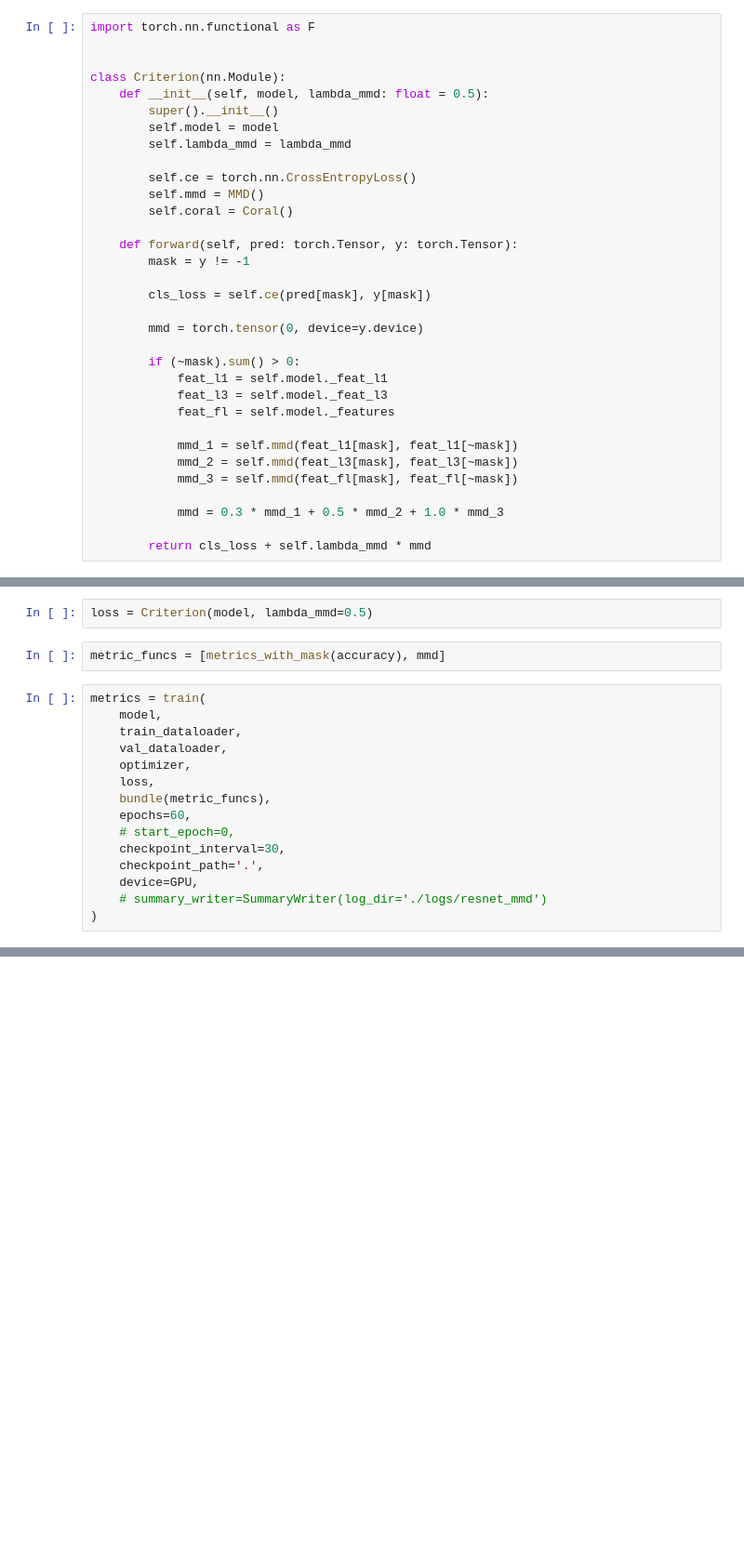
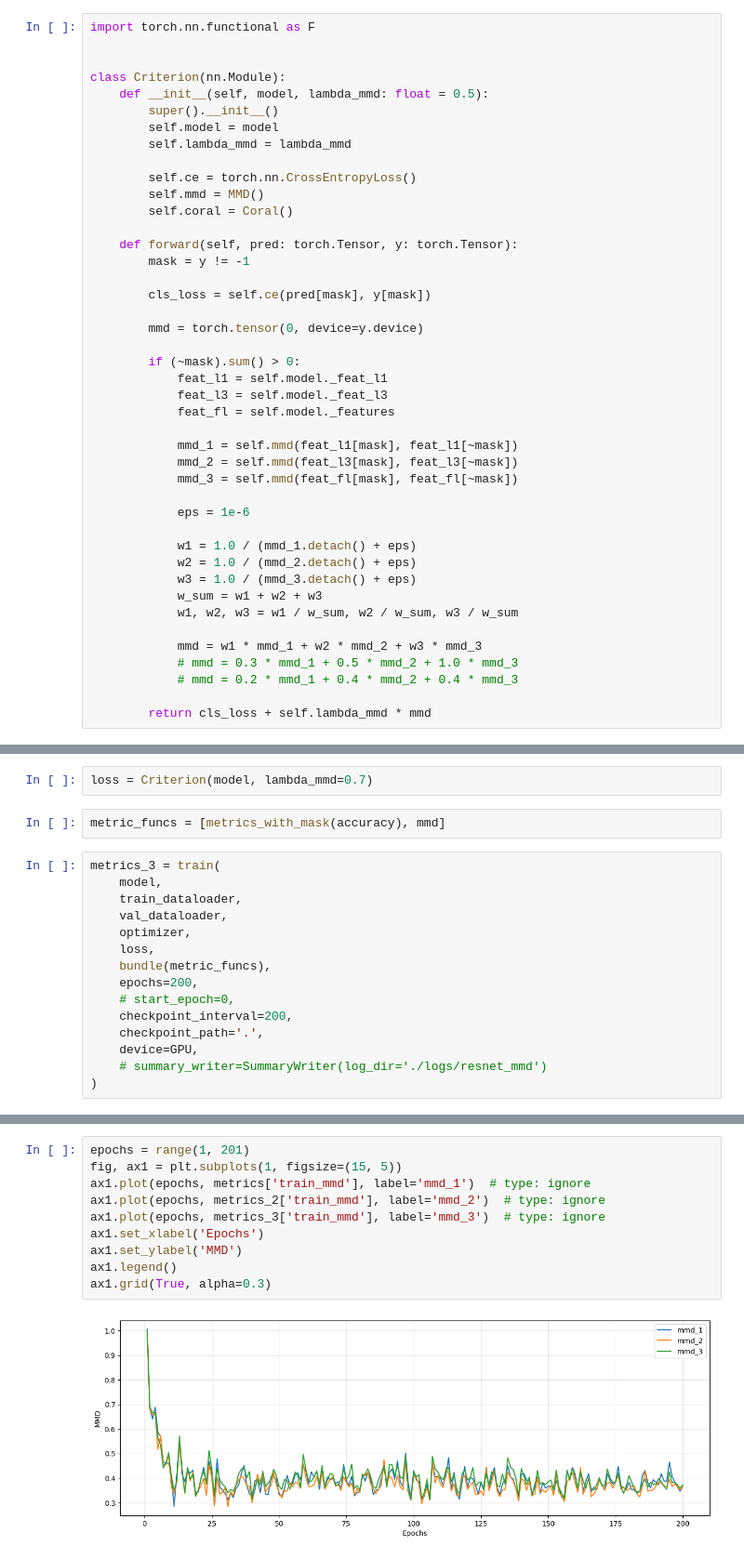
Before and after one commit to DenisIndenbom/computer_vision_laboratory, a Jupyter notebook: ResNet-mmd-training.ipynb, the cells around one changed output, grey strips where cells are left out. Shown at 93% size. Drawn from its saved outputs; the diff is of its cells as text; blank space fills up the shorter version.

Commit message:
Implemented mmd weight balancing in criterion

```diff
--- a/ResNet-mmd-training.ipynb
+++ b/ResNet-mmd-training.ipynb
@@ -195,7 +197,17 @@ class Criterion(nn.Module):
             mmd_2 = self.mmd(feat_l3[mask], feat_l3[~mask])
             mmd_3 = self.mmd(feat_fl[mask], feat_fl[~mask])
 
-            mmd = 0.3 * mmd_1 + 0.5 * mmd_2 + 1.0 * mmd_3
+            eps = 1e-6
+
+            w1 = 1.0 / (mmd_1.detach() + eps)
+            w2 = 1.0 / (mmd_2.detach() + eps)
+            w3 = 1.0 / (mmd_3.detach() + eps)
+            w_sum = w1 + w2 + w3
+            w1, w2, w3 = w1 / w_sum, w2 / w_sum, w3 / w_sum
+
+            mmd = w1 * mmd_1 + w2 * mmd_2 + w3 * mmd_3
+            # mmd = 0.3 * mmd_1 + 0.5 * mmd_2 + 1.0 * mmd_3
+            # mmd = 0.2 * mmd_1 + 0.4 * mmd_2 + 0.4 * mmd_3
 
         return cls_loss + self.lambda_mmd * mmd
 # %%
@@ -213,20 +227,20 @@ model.avgpool.register_forward_hook(
 # %%
 optimizer = optim.AdamW(model.parameters(), lr=LEARNING_RATE)
 # %%
-loss = Criterion(model, lambda_mmd=0.5)
+loss = Criterion(model, lambda_mmd=0.7)
 # %%
 metric_funcs = [metrics_with_mask(accuracy), mmd]
 # %%
-metrics = train(
+metrics_3 = train(
     model,
     train_dataloader,
     val_dataloader,
     optimizer,
     loss,
     bundle(metric_funcs),
-    epochs=60,
+    epochs=200,
     # start_epoch=0,
-    checkpoint_interval=30,
+    checkpoint_interval=200,
     checkpoint_path='.',
     device=GPU,
     # summary_writer=SummaryWriter(log_dir='./logs/resnet_mmd')
@@ -235,0 +266,12 @@ plot_training_metrics(metrics)
+# %%
+epochs = range(1, 201)
+fig, ax1 = plt.subplots(1, figsize=(15, 5))
+ax1.plot(epochs, metrics['train_mmd'], label='mmd_1')  # type: ignore
+ax1.plot(epochs, metrics_2['train_mmd'], label='mmd_2')  # type: ignore
+ax1.plot(epochs, metrics_3['train_mmd'], label='mmd_3')  # type: ignore
+ax1.set_xlabel('Epochs')
+ax1.set_ylabel('MMD')
+ax1.legend()
+ax1.grid(True, alpha=0.3)
+# %% [output]
+[figure, added]
```
Also changed, not shown: parts of 4 cells of this notebook, 4 other files.
